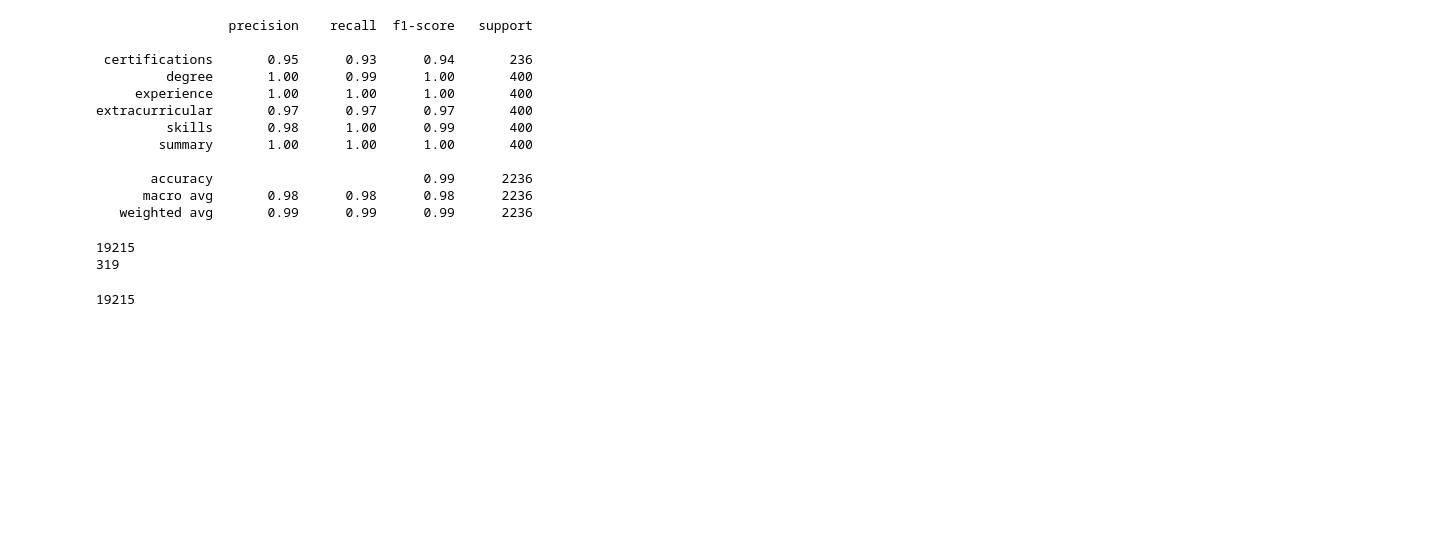
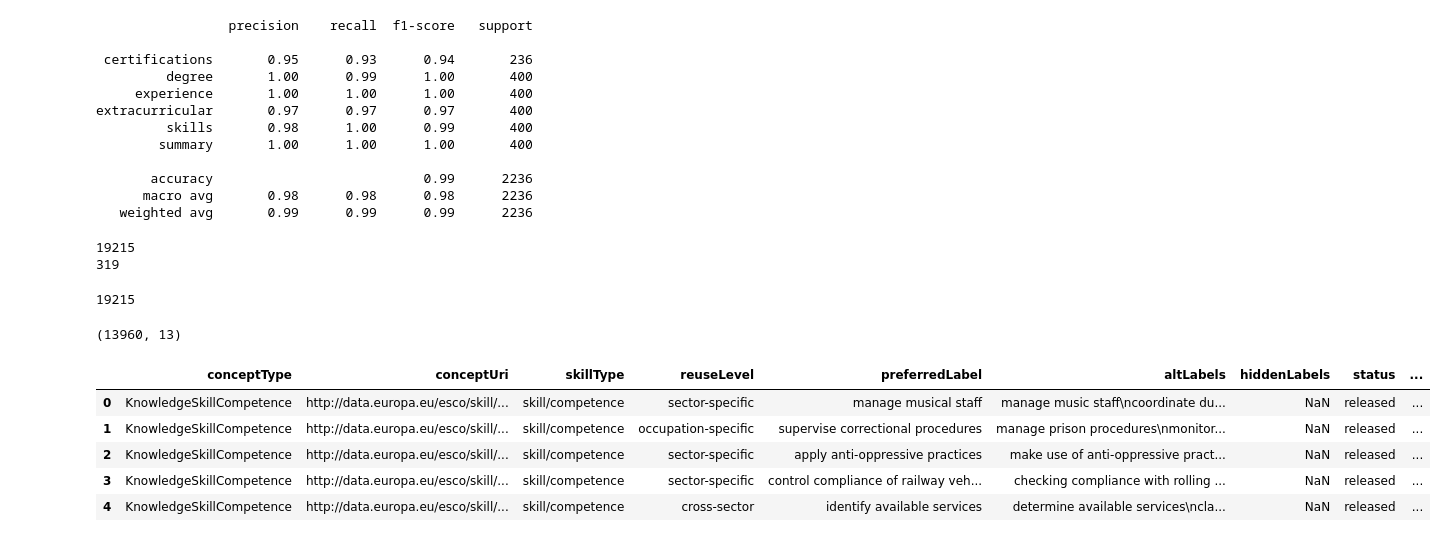
Before and after one commit to tans25/ATS-Scorer, a Jupyter notebook: analysis.ipynb, the cells around one changed output. Saved outputs shown, nothing was run; the diff lists cells and outputs as text; code cells hidden in the pictures; blank space fills up the shorter version.

Commit message:
Added ESCO graph changes

```diff
--- a/analysis.ipynb
+++ b/analysis.ipynb
@@ -289,3 +289,18 @@ with open('resume_section_classifier.pkl', 'wb') as f:
 print(os.path.getsize('resume_section_classifier.pkl'))
 # %% [output]
 19215
+# %%
+skills_df = pd.read_csv('data/ESCO dataset - v1.2.1 - classification - en - csv/skills_en.csv')
+# %%
+skills_df.shape
+# %% [output]
+(13960, 13)
+# %%
+skills_df.head()
+# %% [output]
+|  | conceptType | conceptUri | skillType | reuseLevel | preferredLabel | altLabels | hiddenLabels | status | ... |
+| 0 | KnowledgeSkillCompetence | http://data.europa.eu/esco/skill/... | skill/competence | sector-specific | manage musical staff | manage music staff\ncoordinate du... | NaN | released | ... |
+| 1 | KnowledgeSkillCompetence | http://data.europa.eu/esco/skill/... | skill/competence | occupation-specific | supervise correctional procedures | manage prison procedures\nmonitor... | NaN | released | ... |
+| 2 | KnowledgeSkillCompetence | http://data.europa.eu/esco/skill/... | skill/competence | sector-specific | apply anti-oppressive practices | make use of anti-oppressive pract... | NaN | released | ... |
+| 3 | KnowledgeSkillCompetence | http://data.europa.eu/esco/skill/... | skill/competence | sector-specific | control compliance of railway veh... | checking compliance with rolling ... | NaN | released | ... |
+| 4 | KnowledgeSkillCompetence | http://data.europa.eu/esco/skill/... | skill/competence | cross-sector | identify available services | determine available services\ncla... | NaN | released | ... |
```
Also changed, not shown: parts of 11 cells of this notebook, 24 other files.
